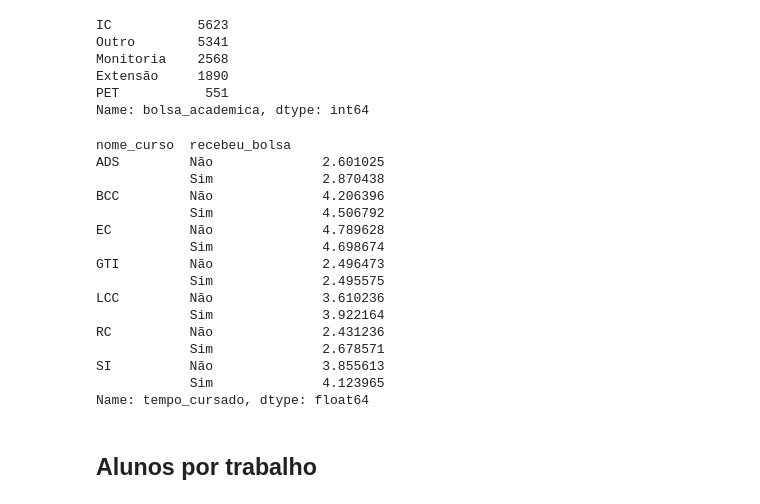
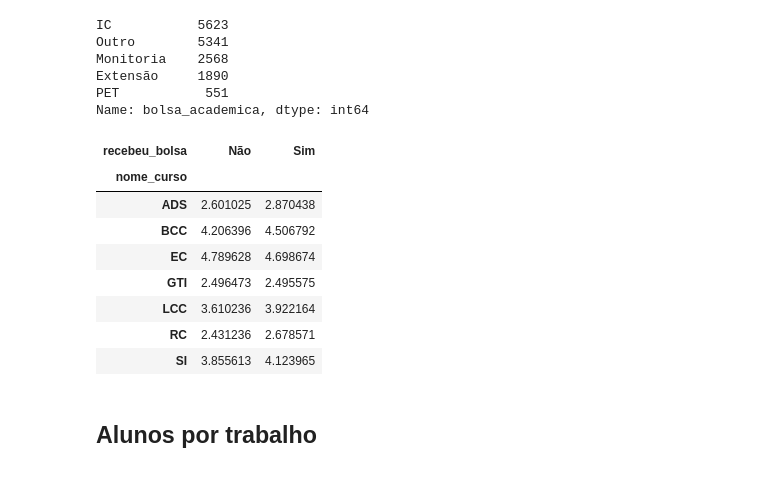
Before and after one commit to luisotaviocap98/Analise-Microdados-Computacao, a Jupyter notebook: analise_TCC.ipynb, the cells around one changed output. Saved outputs shown, nothing was run; the diff lists cells and outputs as text; code cells hidden in the pictures.

```diff
--- a/analise_TCC.ipynb
+++ b/analise_TCC.ipynb
@@ -930,24 +980,17 @@ Name: bolsa_academica, dtype: int64
 # x
 # .agg(lambda x: x[2] - x[1])
 # %%
-microdados.groupby(['nome_curso','recebeu_bolsa']).tempo_cursado.mean()
+microdados.groupby(['nome_curso','recebeu_bolsa']).tempo_cursado.mean().unstack()
 # %% [output]
-nome_curso  recebeu_bolsa
-ADS         Não              2.601025
-            Sim              2.870438
-BCC         Não              4.206396
-            Sim              4.506792
-EC          Não              4.789628
-            Sim              4.698674
-GTI         Não              2.496473
-            Sim              2.495575
-LCC         Não              3.610236
-            Sim              3.922164
-RC          Não              2.431236
-            Sim              2.678571
-SI          Não              3.855613
-            Sim              4.123965
-Name: tempo_cursado, dtype: float64
+| recebeu_bolsa | Não | Sim |
+| nome_curso |  |  |
+| ADS | 2.601025 | 2.870438 |
+| BCC | 4.206396 | 4.506792 |
+| EC | 4.789628 | 4.698674 |
+| GTI | 2.496473 | 2.495575 |
+| LCC | 3.610236 | 3.922164 |
+| RC | 2.431236 | 2.678571 |
+| SI | 3.855613 | 4.123965 |
 # %%
 colunasDataset.remove('bolsa_academica')
 # %%
```
Also changed, not shown: parts of 5 cells of this notebook, 1 other file.
